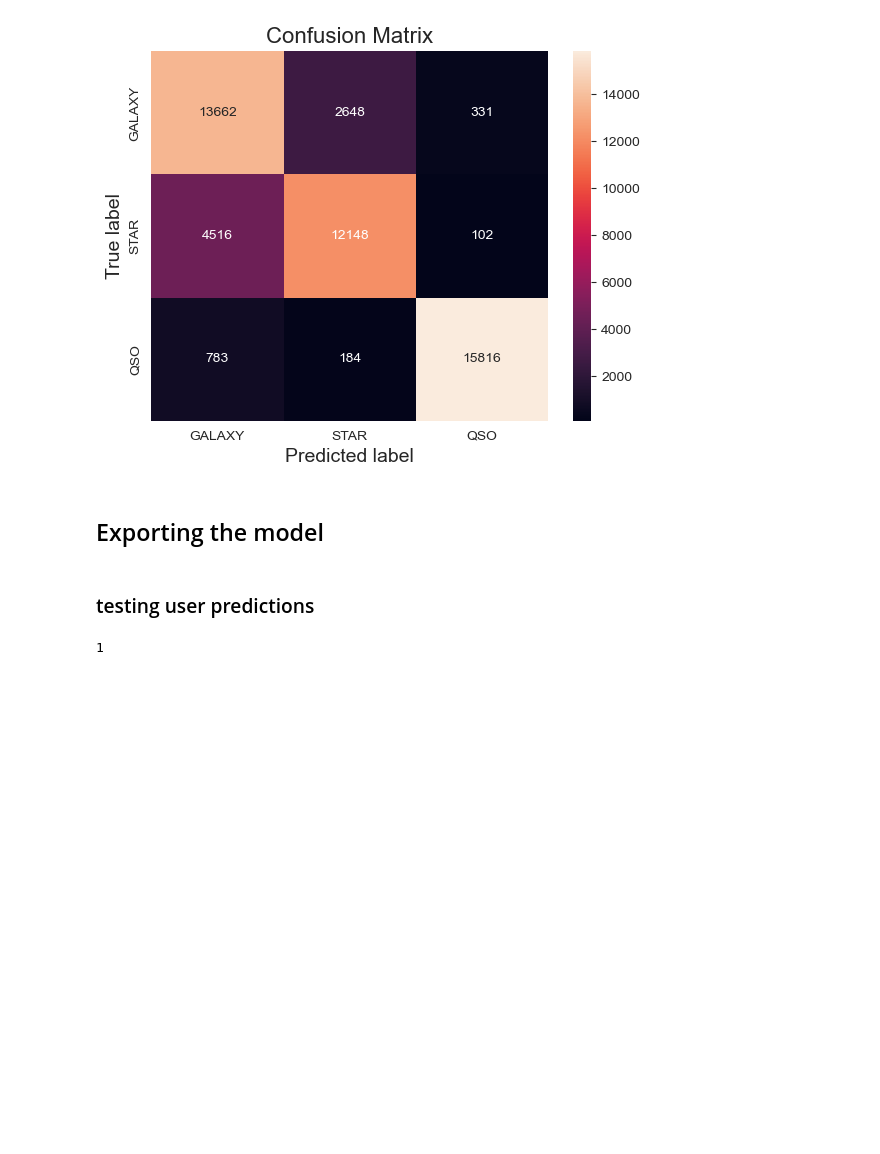
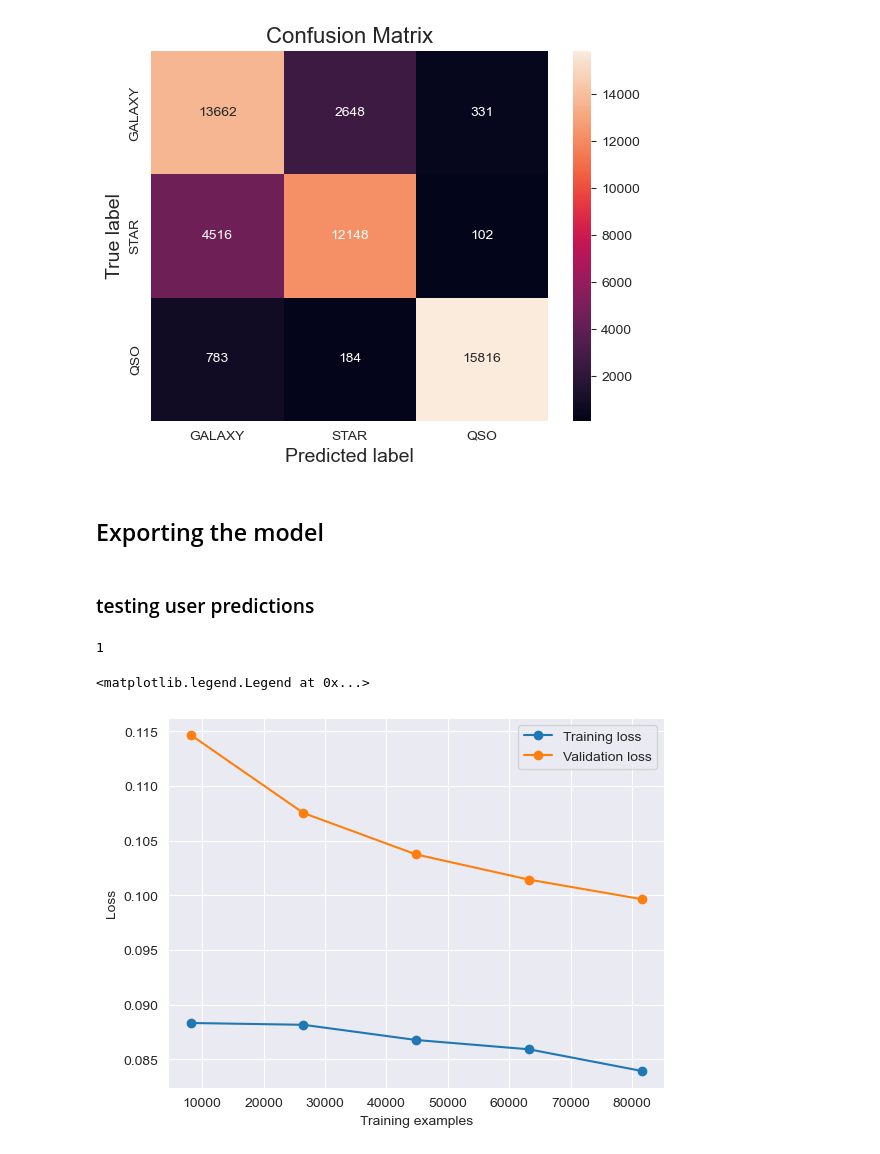
Before and after one commit to NotMishaal/astral-classification-system, a Jupyter notebook: astral_classification.ipynb, the cells around one changed output. Cells and saved outputs as stored; diff of their text form; code cells hidden in the pictures; blank space fills up the shorter version.

```diff
--- a/astral_classification.ipynb
+++ b/astral_classification.ipynb
@@ -479,3 +480,16 @@ prediction = model.predict(new_data_pca)
 print(prediction[0])
 # %% [output]
 1
+# %%
+train_sizes, train_scores, test_scores = learning_curve(
+    model, x_train, y_train, cv=5, scoring='neg_mean_squared_error')
+train_scores_mean = -train_scores.mean(axis=1)
+test_scores_mean = -test_scores.mean(axis=1)
+plt.plot(train_sizes, train_scores_mean, 'o-', label='Training loss')
+plt.plot(train_sizes, test_scores_mean, 'o-', label='Validation loss')
+plt.xlabel('Training examples')
+plt.ylabel('Loss')
+plt.legend(loc='best')
+# %% [output]
+<matplotlib.legend.Legend at 0x...>
+[figure, added]
```
Also changed, not shown: parts of 1 cell of this notebook, 5 other files.
